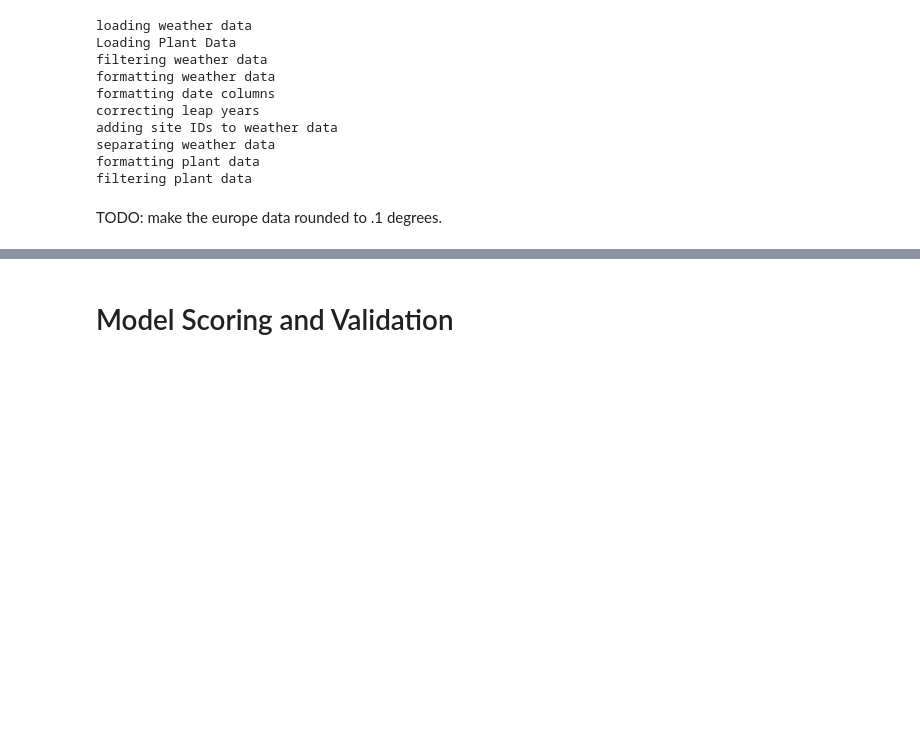
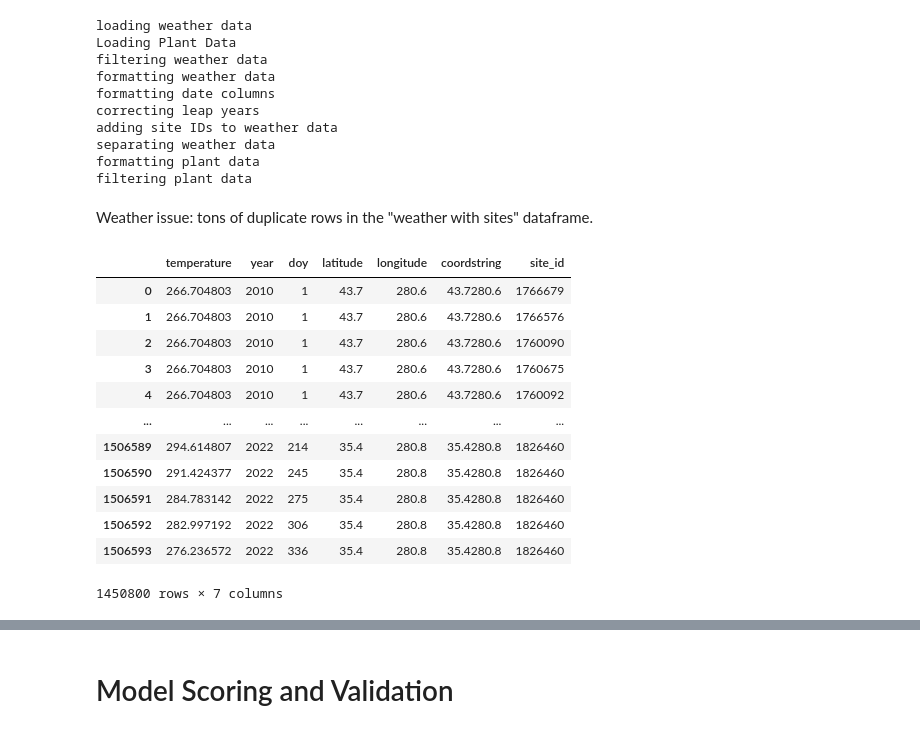
Before and after one commit to falling-fruit/dfg-seasons, a Jupyter notebook: modelling/high_res_models_finalized.ipynb, the cells around one changed output, grey strips where cells are left out. Cells and saved outputs as stored; diff of their text form; code cells hidden in the pictures; blank space fills up the shorter version.

```diff
--- a/modelling/high_res_models_finalized.ipynb
+++ b/modelling/high_res_models_finalized.ipynb
@@ -163,8 +163,24 @@ adding site IDs to weather data
 separating weather data
 formatting plant data
 filtering plant data
-# %% [markdown]
-TODO: make the europe data rounded to .1 degrees.
+# %% [markdown]
+Weather issue: tons of duplicate rows in the "weather with sites" dataframe.
+# %%
+weather_with_sites
+# %% [output]
+|  | temperature | year | doy | latitude | longitude | coordstring | site_id |
+| 0 | 266.704803 | 2010 | 1 | 43.7 | 280.6 | 43.7280.6 | 1766679 |
+| 1 | 266.704803 | 2010 | 1 | 43.7 | 280.6 | 43.7280.6 | 1766576 |
+| 2 | 266.704803 | 2010 | 1 | 43.7 | 280.6 | 43.7280.6 | 1760090 |
+| 3 | 266.704803 | 2010 | 1 | 43.7 | 280.6 | 43.7280.6 | 1760675 |
+| 4 | 266.704803 | 2010 | 1 | 43.7 | 280.6 | 43.7280.6 | 1760092 |
+| ... | ... | ... | ... | ... | ... | ... | ... |
+| 1506589 | 294.614807 | 2022 | 214 | 35.4 | 280.8 | 35.4280.8 | 1826460 |
+| 1506590 | 291.424377 | 2022 | 245 | 35.4 | 280.8 | 35.4280.8 | 1826460 |
+| 1506591 | 284.783142 | 2022 | 275 | 35.4 | 280.8 | 35.4280.8 | 1826460 |
+| 1506592 | 282.997192 | 2022 | 306 | 35.4 | 280.8 | 35.4280.8 | 1826460 |
+| 1506593 | 276.236572 | 2022 | 336 | 35.4 | 280.8 | 35.4280.8 | 1826460 |
+1450800 rows × 7 columns
 # %%
 euro_data = load_euro_weather_data(euro_path, '../data/high_res_euro_stations.csv')
 # %%
```
Also changed, not shown: parts of 17 cells of this notebook.
